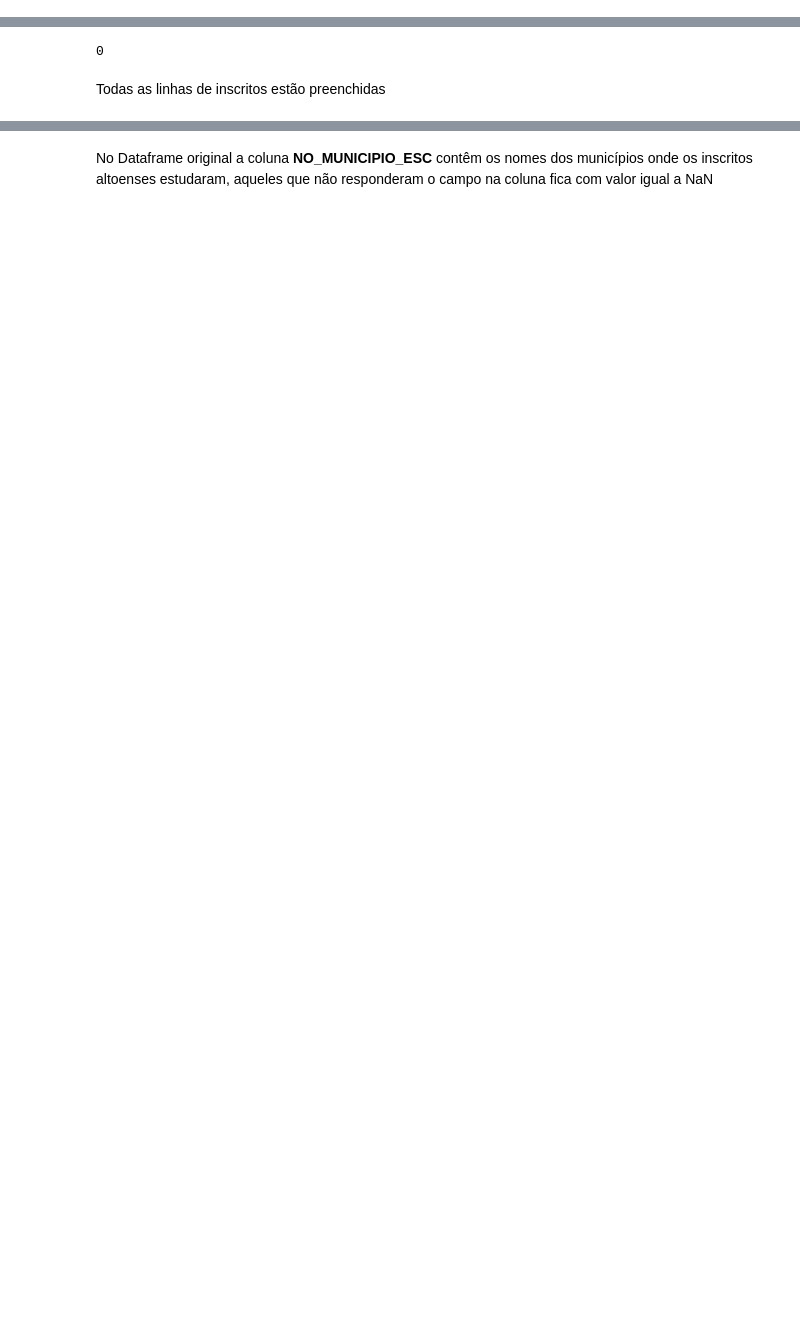
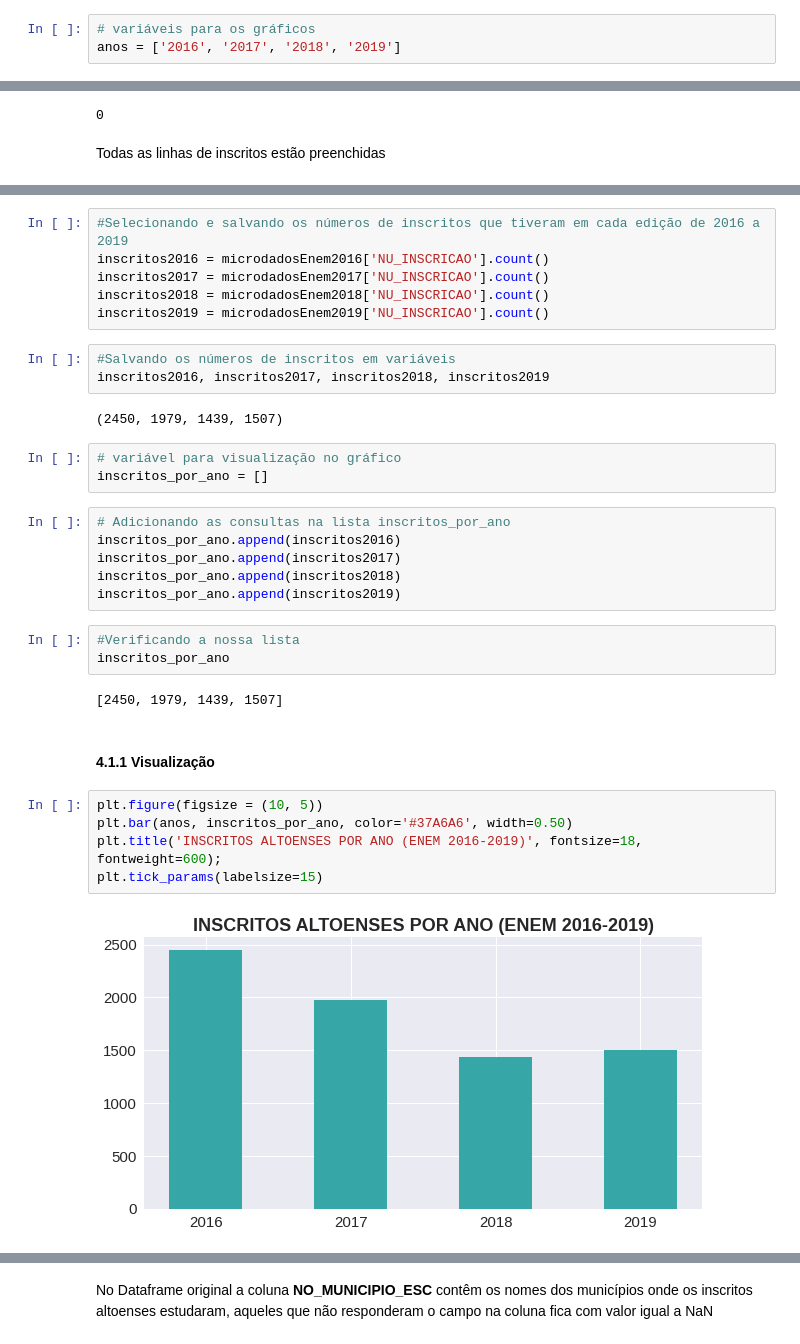
Before and after one commit to Julio-M39/PesquisaAltosEnem, a Jupyter notebook: PesquisaAltosEnem.ipynb, the cells around one changed output, grey strips where cells are left out. Drawn from its saved outputs; the diff is of its cells as text; blank space fills up the shorter version.

```diff
--- a/PesquisaAltosEnem.ipynb
+++ b/PesquisaAltosEnem.ipynb
@@ -38 +48,4 @@ Visualização de apenas um Dataframe pois os outros seguem o mesmo padrão de c
+# %%
+# variáveis para os gráficos
+anos = ['2016', '2017', '2018', '2019']
 # %% [markdown]
@@ -55,3 +68,37 @@ print(microdadosEnem2019['NU_INSCRICAO'].shape,
+# %%
+#Selecionando e salvando os números de inscritos que tiveram em cada edição de 2016 a 2019
+inscritos2016 = microdadosEnem2016['NU_INSCRICAO'].count()
+inscritos2017 = microdadosEnem2017['NU_INSCRICAO'].count()
+inscritos2018 = microdadosEnem2018['NU_INSCRICAO'].count()
+inscritos2019 = microdadosEnem2019['NU_INSCRICAO'].count()
+# %%
+#Salvando os números de inscritos em variáveis
+inscritos2016, inscritos2017, inscritos2018, inscritos2019
+# %% [output]
+(2450, 1979, 1439, 1507)
+# %%
+# variável para visualização no gráfico
+inscritos_por_ano = []
+# %%
+# Adicionando as consultas na lista inscritos_por_ano
+inscritos_por_ano.append(inscritos2016)
+inscritos_por_ano.append(inscritos2017)
+inscritos_por_ano.append(inscritos2018)
+inscritos_por_ano.append(inscritos2019)
+# %%
+#Verificando a nossa lista
+inscritos_por_ano
+# %% [output]
+[2450, 1979, 1439, 1507]
+# %% [markdown]
+#### **4.1.1 Visualização**
+# %%
+plt.figure(figsize = (10, 5))
+plt.bar(anos, inscritos_por_ano, color='#37A6A6', width=0.50)
+plt.title('INSCRITOS ALTOENSES POR ANO (ENEM 2016-2019)', fontsize=18, fontweight=600);
+plt.tick_params(labelsize=15)
+# %% [output]
+[figure, added]
 # %% [markdown]
 Números de inscritos que residem em Altos por ano:
 
```
Also changed, not shown: parts of 187 cells of this notebook.
